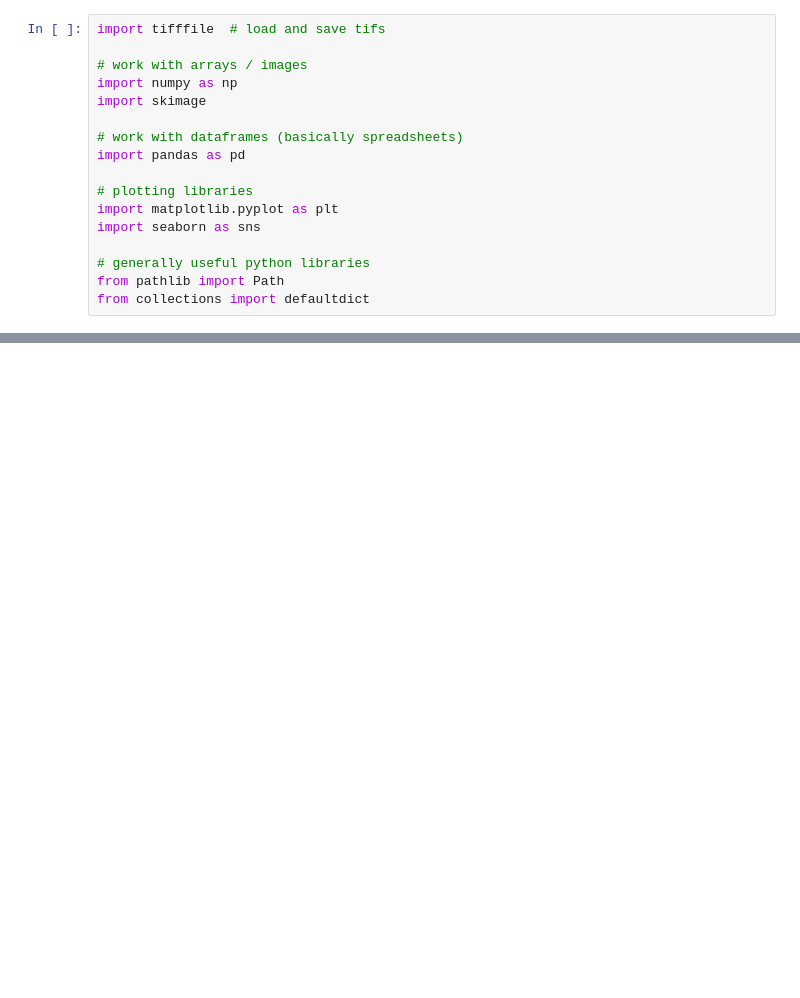
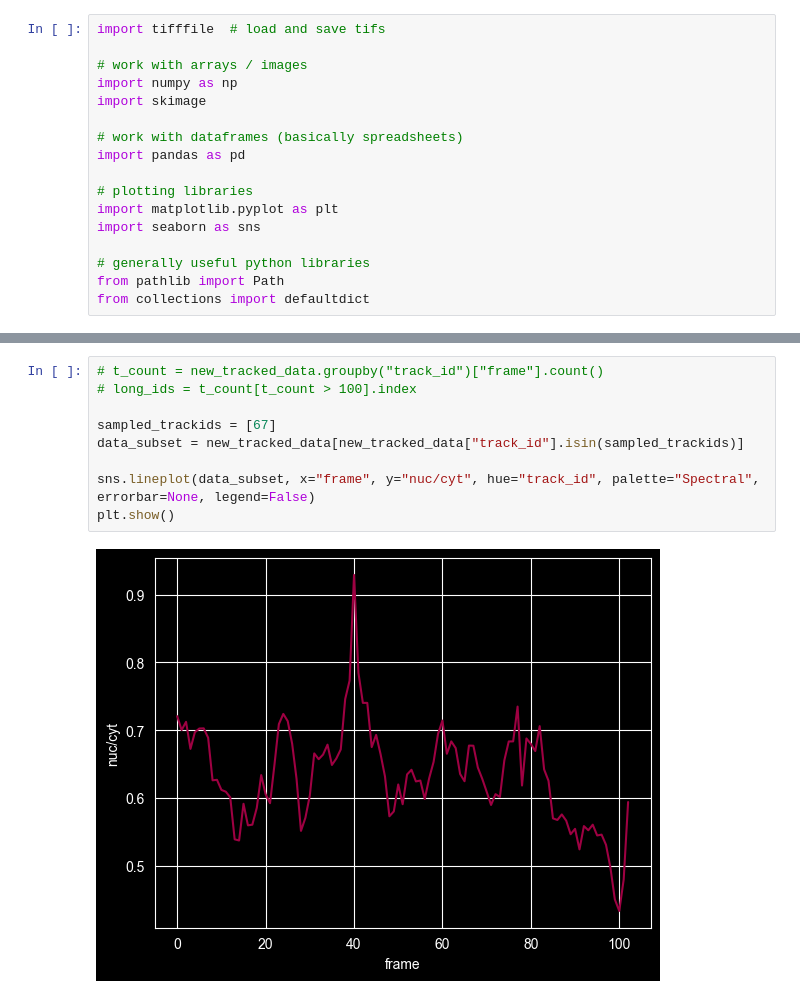
Before and after one commit to Harrison-Oatman/Toettchlab-FBC, a Jupyter notebook: scratch-notebooks/workshop_analysis_template.ipynb, the cells around one changed output, grey strips where cells are left out. Drawn from its saved outputs; the diff is of its cells as text; blank space fills up the shorter version.

```diff
--- a/scratch-notebooks/workshop_analysis_template.ipynb
+++ b/scratch-notebooks/workshop_analysis_template.ipynb
@@ -111,0 +147,11 @@ donut_image = np.array()
+# %%
+# t_count = new_tracked_data.groupby("track_id")["frame"].count()
+# long_ids = t_count[t_count > 100].index
+
+sampled_trackids = [67]
+data_subset = new_tracked_data[new_tracked_data["track_id"].isin(sampled_trackids)]
+
+sns.lineplot(data_subset, x="frame", y="nuc/cyt", hue="track_id", palette="Spectral", errorbar=None, legend=False)
+plt.show()
+# %% [output]
+[figure, added]
```
Also changed, not shown: parts of 4 cells of this notebook, 1 other file.
